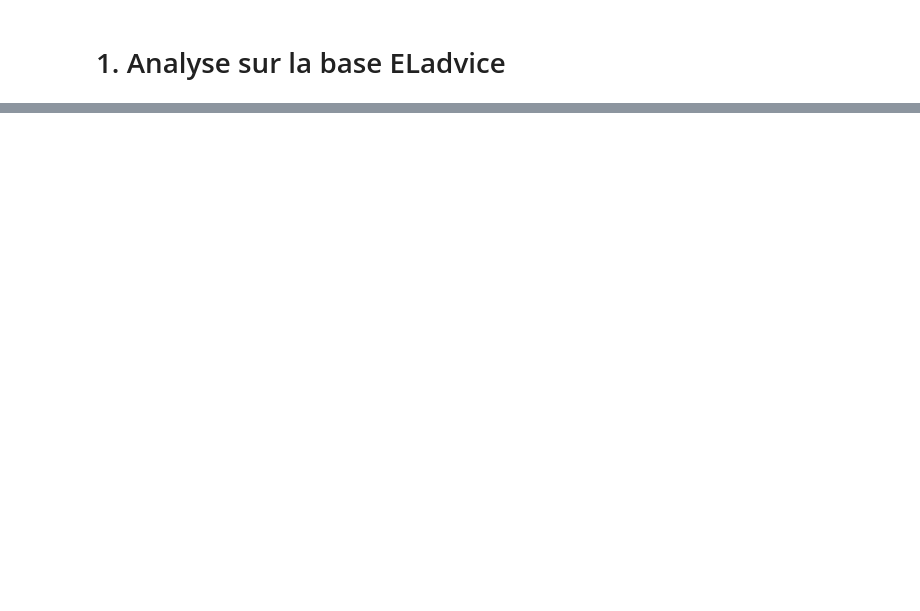
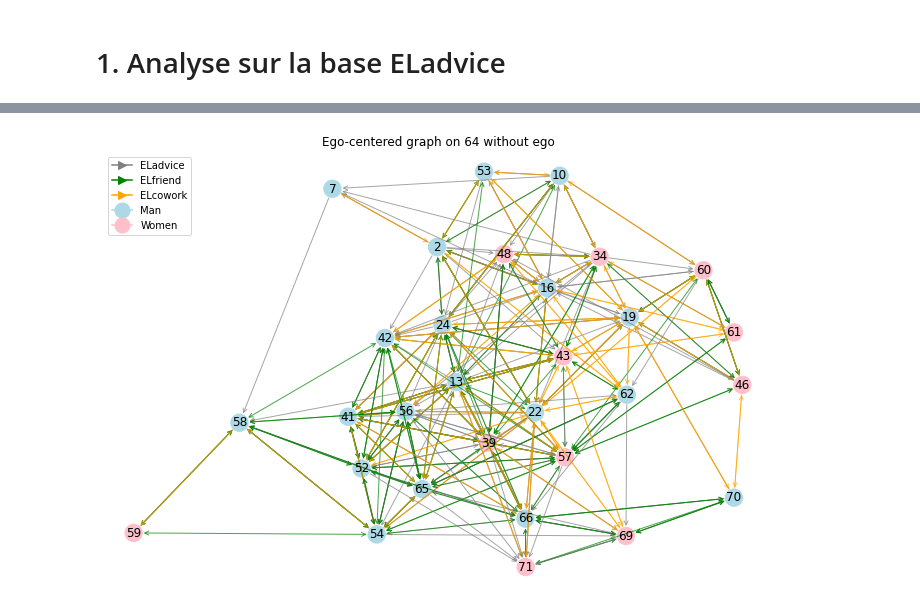
Before and after one commit to ARKEnsae/DM_Analyse_Reseaux, a Jupyter notebook: CC3/CC3_AQLT.ipynb, the cells around one changed output, grey strips where cells are left out. Saved outputs shown, nothing was run; the diff lists cells and outputs as text; code cells hidden in the pictures; blank space fills up the shorter version.

```diff
--- a/CC3/CC3_AQLT.ipynb
+++ b/CC3/CC3_AQLT.ipynb
@@ -414,0 +137,15 @@ print(nx.transitivity(Ego210WUG))
+# %%
+print(composite_indicators(egoi_advice, "Status"))
+print(composite_indicators(egoi_advice, "Gender"))
+print(composite_indicators(egoi_advice, "Office"))
+print(composite_indicators(egoi_advice, "Spec"))
+print(composite_indicators(egoi_advice, "School"))
+# Visualisaiton distribution variable Office:
+data = list(egoi_advice.nodes(data="Office"))
+data = [y for x,y in data]
+data = pd.DataFrame(data)[0]
+print("\nRepartition de la variable office dans egoi_advice:\n",
+      data.value_counts(),
+      "\nRepartition de la variable office dans la base complète:\n",
+      ELnodes["Office"].value_counts(),
+      sep="")
@@ -414,0 +291,5 @@ print(nx.transitivity(Ego210WUG))
+# %%
+ego_comp = nx.ego_graph(LawyersMG, id_lawyer, undirected=True)
+ego_comp_noEgo = ego_comp.copy()
+ego_comp_noEgo.remove_node(id_lawyer)
+print(nx.info(ego_comp))
@@ -414,0 +351,4 @@ print(nx.transitivity(Ego210WUG))
+# %%
+plot_mg(ego_comp_noEgo, title = "Ego-centered graph on 64 without ego")
+# %% [output]
+[figure, added]
```
Also changed, not shown: parts of 79 cells of this notebook, 2 other files.
